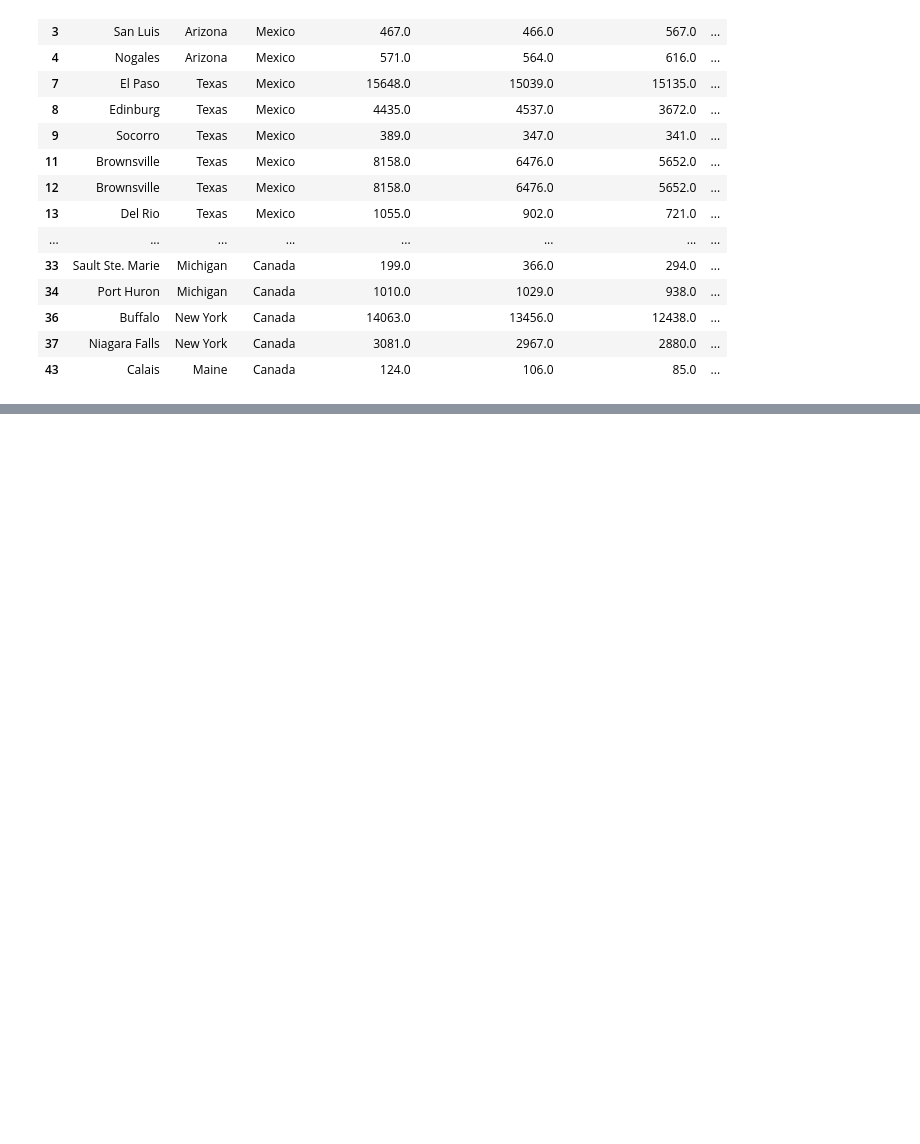
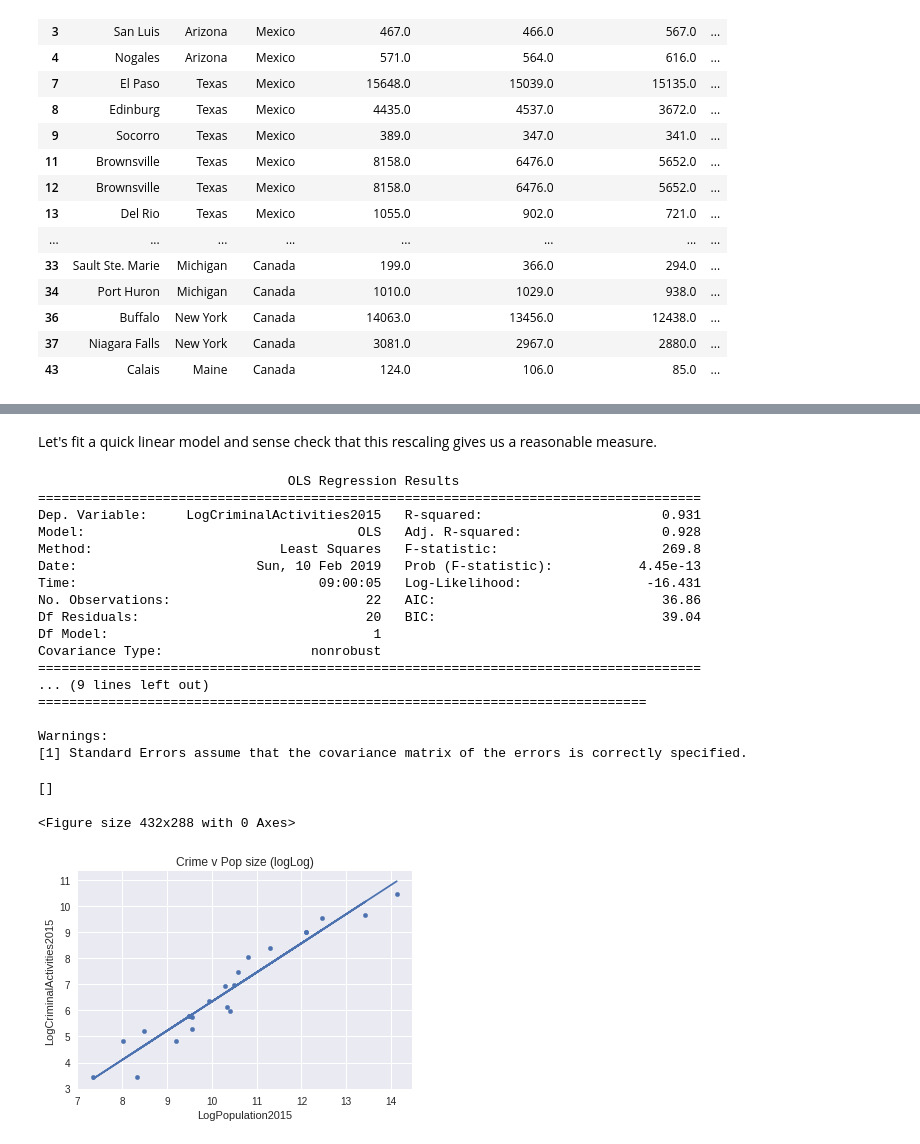
Before and after one commit to Drakensberge/crime_rates_data_commons, a Jupyter notebook: CrimeRates.ipynb, the cells around one changed output, grey strips where cells are left out. Cells and saved outputs as stored; diff of their text form; code cells hidden in the pictures; blank space fills up the shorter version.

```diff
--- a/CrimeRates.ipynb
+++ b/CrimeRates.ipynb
@@ -600,0 +612,2 @@ Now's a good time to explore how each variable (high blood pressure prevalence,
+# %% [markdown]
+Let's fit a quick linear model and sense check that this rescaling gives us a reasonable measure.
@@ -600,0 +616,33 @@ Now's a good time to explore how each variable (high blood pressure prevalence,
+# %%
+plt.figure(figsize=(6,4))
+cleaned.plot.scatter(x='LogPopulation2015', y='LogCriminalActivities2015')
+X = cleaned[['LogPopulation2015']]
+Y = cleaned[['LogCriminalActivities2015']]
+
+results = sm.OLS(Y,sm.add_constant(X)).fit()
+plt.plot(X, X*results.params[1] + results.params[0])
+
+print(results.summary())
+plt.title('Crime v Pop size (logLog)')
+plt.plot()
+# %% [output]
+                                OLS Regression Results
+=====================================================================================
+Dep. Variable:     LogCriminalActivities2015   R-squared:                       0.931
+Model:                                   OLS   Adj. R-squared:                  0.928
+Method:                        Least Squares   F-statistic:                     269.8
+Date:                       Sun, 10 Feb 2019   Prob (F-statistic):           4.45e-13
+Time:                               09:00:05   Log-Likelihood:                -16.431
+No. Observations:                         22   AIC:                             36.86
+Df Residuals:                             20   BIC:                             39.04
+Df Model:                                  1
+Covariance Type:                   nonrobust
+=====================================================================================
+... (9 lines left out)
+==============================================================================
+
+Warnings:
+[1] Standard Errors assume that the covariance matrix of the errors is correctly specified.
+[]
+<Figure size 432x288 with 0 Axes>
+[figure, added]
```
Also changed, not shown: parts of 22 cells of this notebook.
